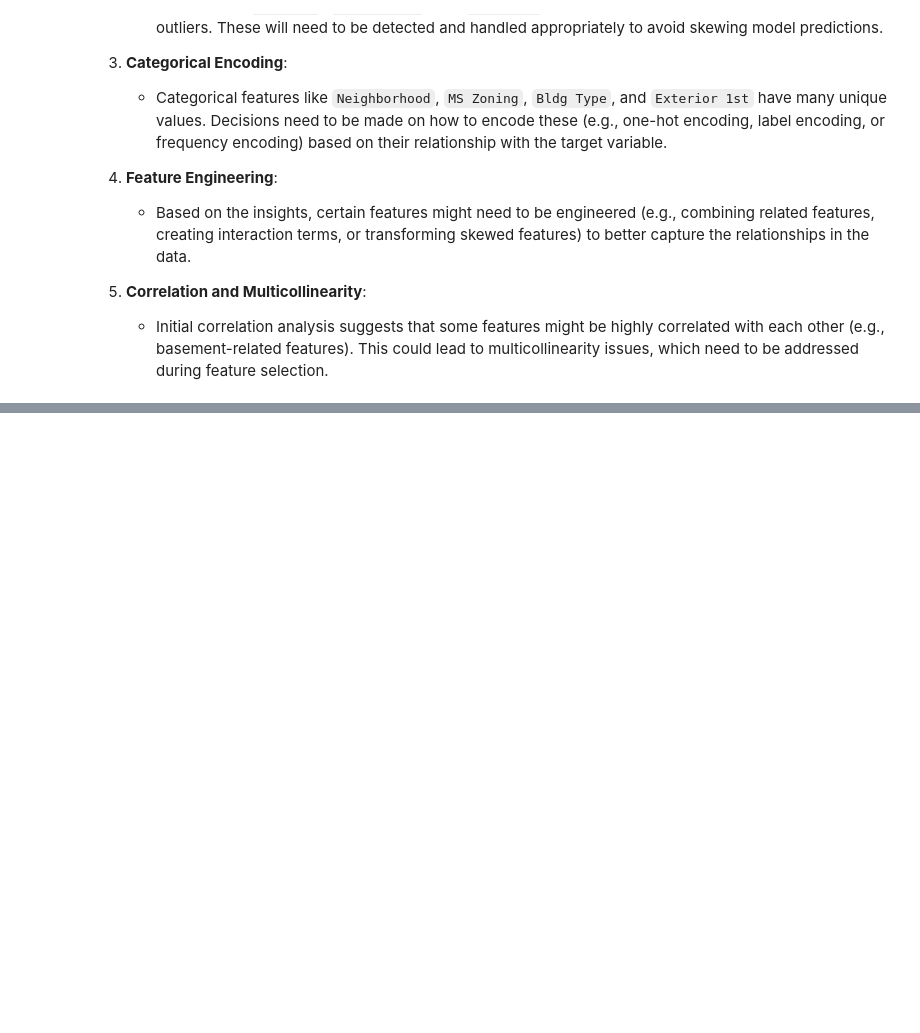
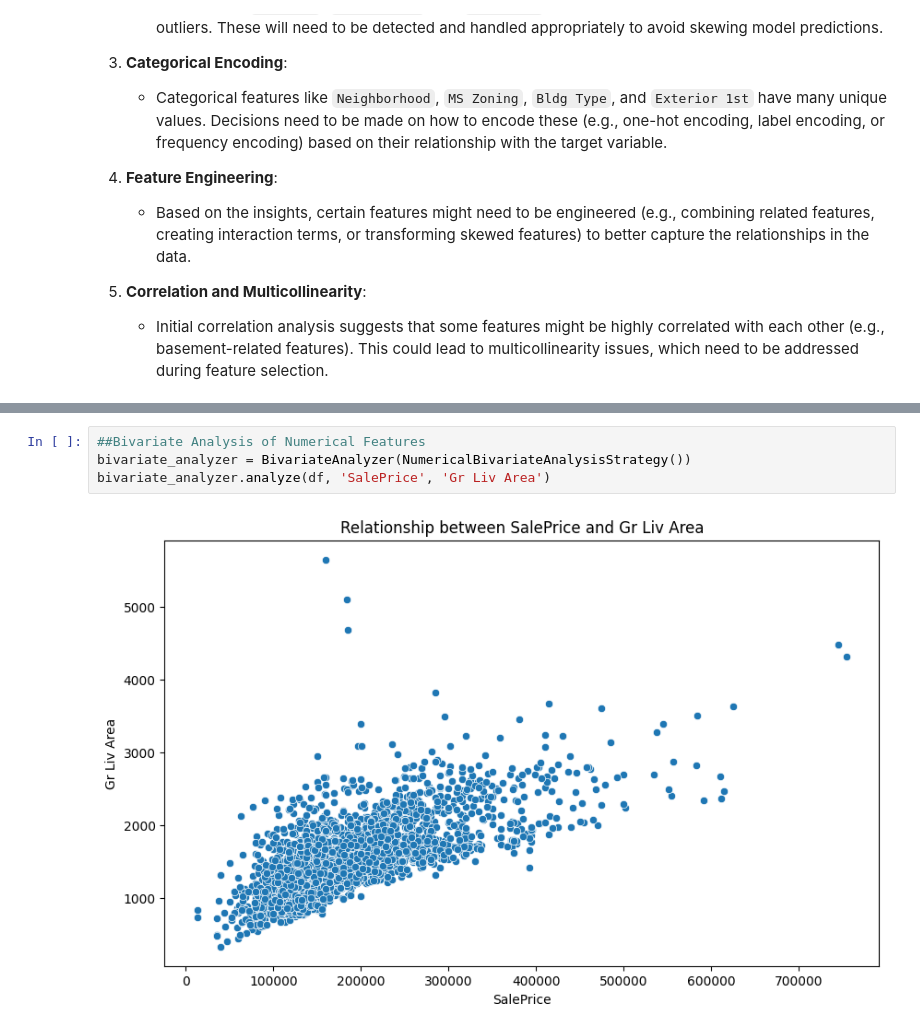
Before and after one commit to dhananjay6561/InsightFlow, a Jupyter notebook: analysis/EDA.ipynb, the cells around one changed output, grey strips where cells are left out. Saved outputs shown, nothing was run; the diff lists cells and outputs as text; blank space fills up the shorter version.

Commit message:
Checkpoint-9 Bivariate Analysis of both Numerical and Categorical features succesful

```diff
--- a/analysis/EDA.ipynb
+++ b/analysis/EDA.ipynb
@@ -111,0 +173,6 @@ univariate_analyzer.analyze(df, 'Neighborhood')
+# %%
+##Bivariate Analysis of Numerical Features
+bivariate_analyzer = BivariateAnalyzer(NumericalBivariateAnalysisStrategy())
+bivariate_analyzer.analyze(df, 'SalePrice', 'Gr Liv Area')
+# %% [output]
+[figure, added]
```
Also changed, not shown: parts of 8 cells of this notebook.
